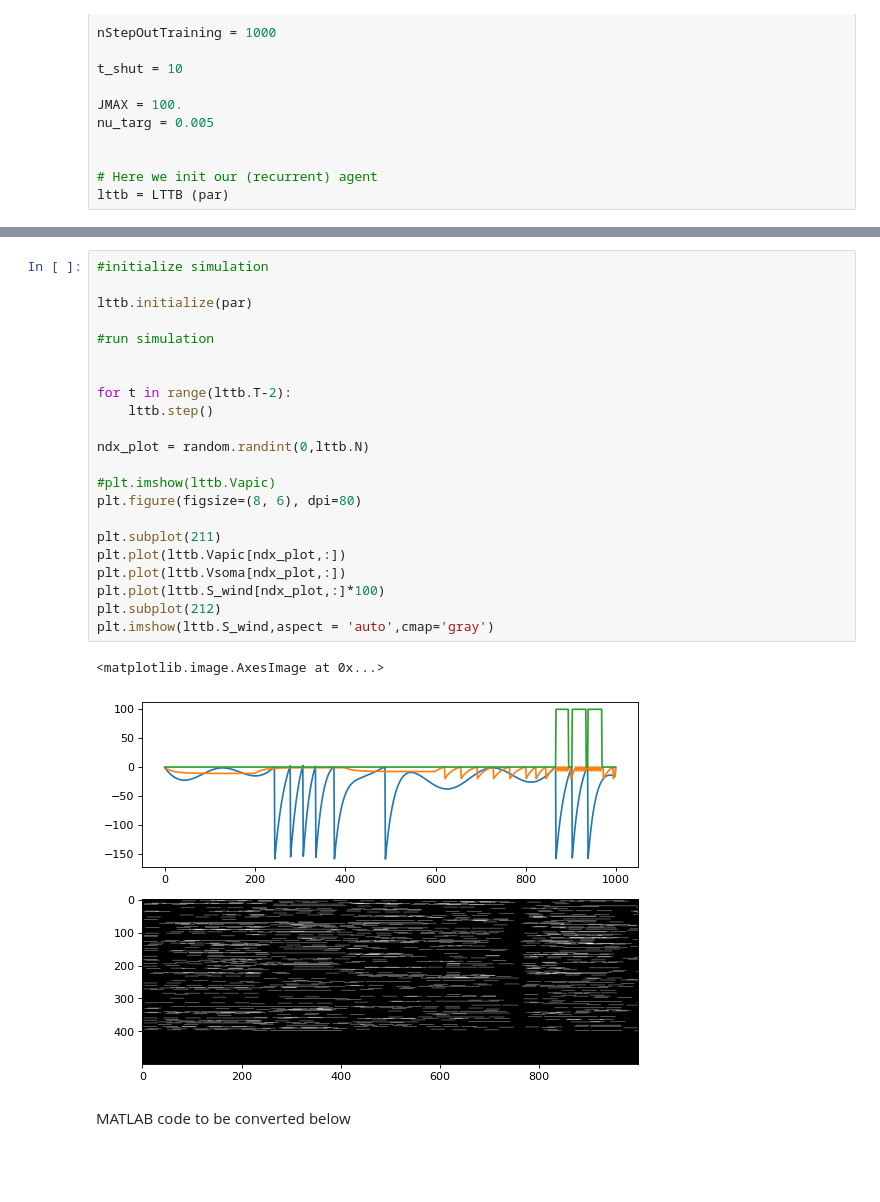
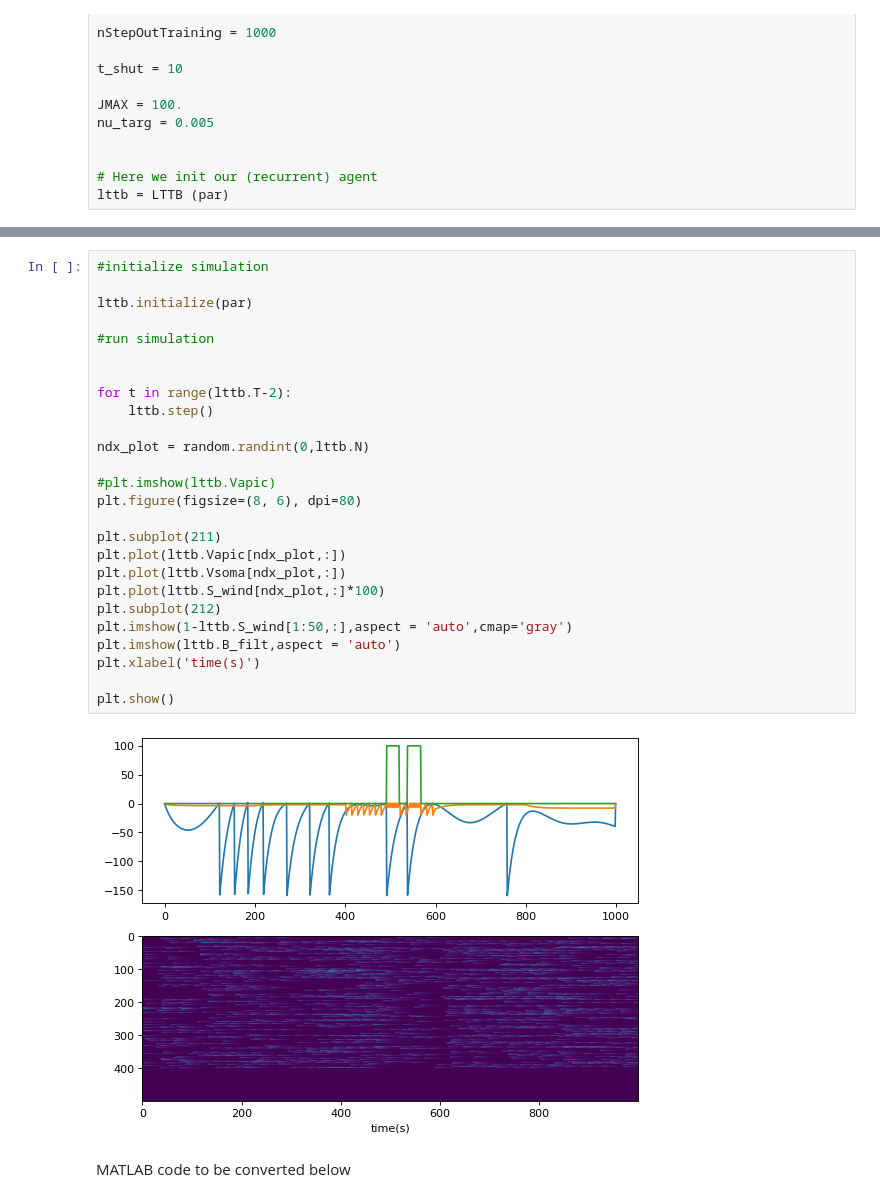
Before and after one commit to cristianocapone/LTTB, a Jupyter notebook: 3D-trajectory.ipynb, the cells around one changed output, grey strips where cells are left out. Saved outputs shown, nothing was run; the diff lists cells and outputs as text; blank space fills up the shorter version.

```diff
--- a/3D-trajectory.ipynb
+++ b/3D-trajectory.ipynb
@@ -89,27 +93,30 @@ plt.show()
 # %%
 #initialize simulation
 
 lttb.initialize(par)
 
 #run simulation
 
 
 for t in range(lttb.T-2):
     lttb.step()
 
 ndx_plot = random.randint(0,lttb.N)
 
 #plt.imshow(lttb.Vapic)
 plt.figure(figsize=(8, 6), dpi=80)
 
 plt.subplot(211)
 plt.plot(lttb.Vapic[ndx_plot,:])
 plt.plot(lttb.Vsoma[ndx_plot,:])
 plt.plot(lttb.S_wind[ndx_plot,:]*100)
 plt.subplot(212)
-plt.imshow(lttb.S_wind,aspect = 'auto',cmap='gray')
+plt.imshow(1-lttb.S_wind[1:50,:],aspect = 'auto',cmap='gray')
+plt.imshow(lttb.B_filt,aspect = 'auto')
+plt.xlabel('time(s)')
+
+plt.show()
 # %% [output]
-<matplotlib.image.AxesImage at 0x...>
-[figure, old version]
+[figure, new version]
 # %% [markdown]
 MATLAB code to be converted below
```
Also changed, not shown: parts of 3 cells of this notebook, 1 other file.
